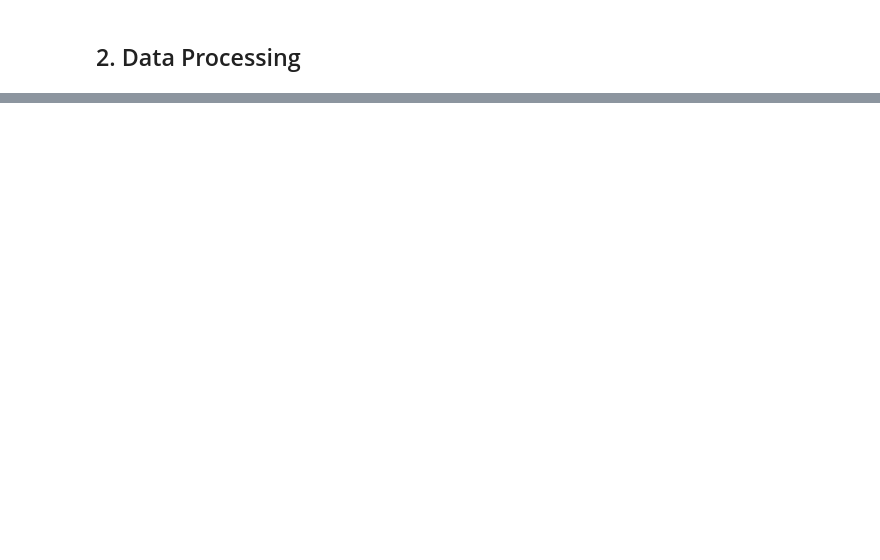
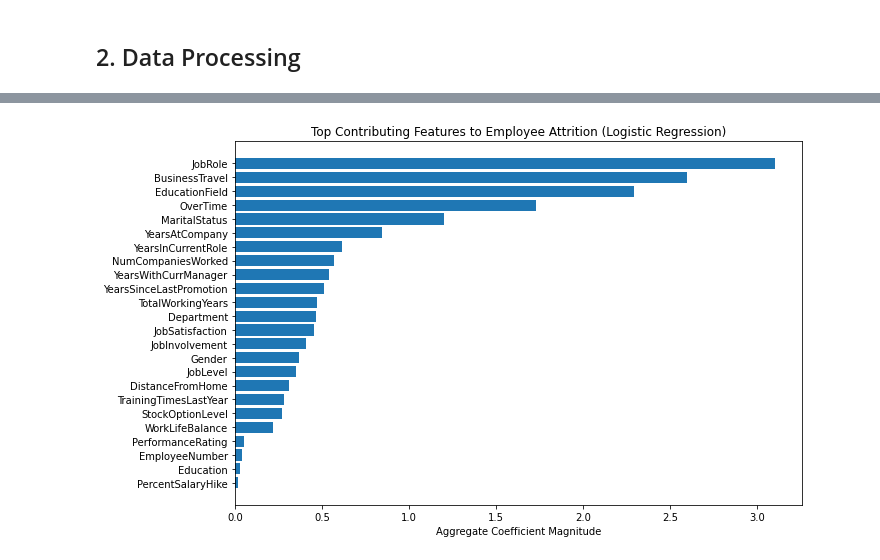
Before and after one commit to mangoann/EmployeeChurnAnalytics, a Jupyter notebook: Churn_Analytics.ipynb, the cells around one changed output, grey strips where cells are left out. Saved outputs shown, nothing was run; the diff lists cells and outputs as text; code cells hidden in the pictures; blank space fills up the shorter version.

```diff
--- a/Churn_Analytics.ipynb
+++ b/Churn_Analytics.ipynb
@@ -781,0 +402,31 @@ data_t.to_csv("/Users/leanhe/Desktop/Github/HR_Analytics/employee_data_tableau.c
+# %%
+# 1. Get feature names after preprocessing
+feature_names = log_reg.named_steps['preprocessing'].get_feature_names_out()
+
+# 2. Get logistic regression coefficients
+coefficients = log_reg.named_steps['log_reg'].coef_[0]  # Assuming binary classification
+
+# 3. Combine and sort
+coef_df = pd.DataFrame({
+    "Feature": feature_names,
+    "Coefficient": coefficients
+}).sort_values(by="Coefficient", key=abs, ascending=False)
+
+# 4. Group nominal features together
+top_features = coef_df.copy()
+top_features["BaseFeature"] = top_features["Feature"].str.extract(r'nom__([A-Za-z]+)_')[0] \
+                                          .fillna(top_features["Feature"].str.extract(r'num__([A-Za-z]+)')[0])
+grouped_features = top_features.groupby("BaseFeature")["Coefficient"].apply(lambda x: sum(abs(x)))
+grouped_features = grouped_features.sort_values(ascending=False).reset_index()
+# %%
+import matplotlib.pyplot as plt
+
+plt.figure(figsize=(10,6))
+plt.barh(grouped_features["BaseFeature"], grouped_features["Coefficient"])
+plt.xlabel("Aggregate Coefficient Magnitude")
+plt.title("Top Contributing Features to Employee Attrition (Logistic Regression)")
+plt.gca().invert_yaxis()
+plt.tight_layout()
+plt.show()
+# %% [output]
+[figure, added]
```
Also changed, not shown: parts of 133 cells of this notebook.
